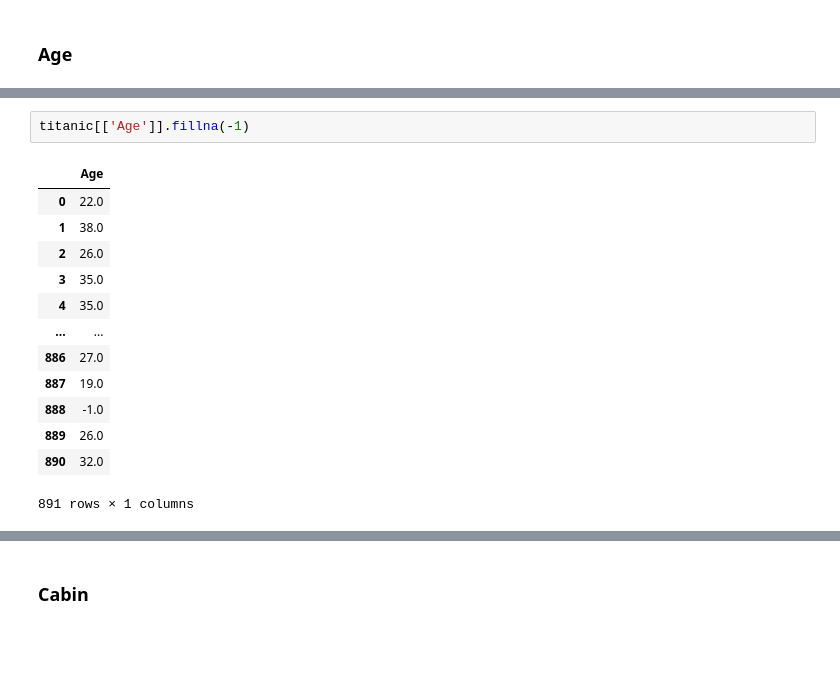
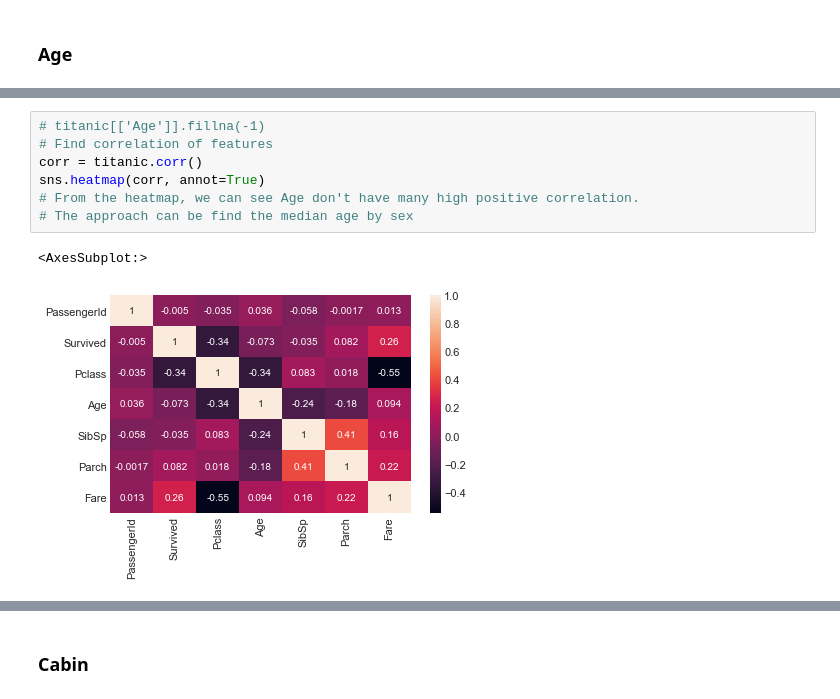
Before and after one commit to tdnam/ds, a Jupyter notebook: w3/lab/IOD_Lab 3.2.1.ipynb, the cells around one changed output, grey strips where cells are left out. Saved outputs shown, nothing was run; the diff lists cells and outputs as text; blank space fills up the shorter version.

```diff
--- a/w3/lab/IOD_Lab 3.2.1.ipynb
+++ b/w3/lab/IOD_Lab 3.2.1.ipynb
@@ -161,16 +156,10 @@ titanic[titanic['Age'].isna()]
-# %%
-titanic[['Age']].fillna(-1)
-# %% [output]
-|  | Age |
-| 0 | 22.0 |
-| 1 | 38.0 |
-| 2 | 26.0 |
-| 3 | 35.0 |
-| 4 | 35.0 |
-| ... | ... |
-| 886 | 27.0 |
-| 887 | 19.0 |
-| 888 | -1.0 |
-| 889 | 26.0 |
-| 890 | 32.0 |
-891 rows × 1 columns
+# %%
+# titanic[['Age']].fillna(-1)
+# Find correlation of features
+corr = titanic.corr()
+sns.heatmap(corr, annot=True)
+# From the heatmap, we can see Age don't have many high positive correlation.
+# The approach can be find the median age by sex
+# %% [output]
+<AxesSubplot:>
+[figure, added]
```
Also changed, not shown: parts of 42 cells of this notebook.
